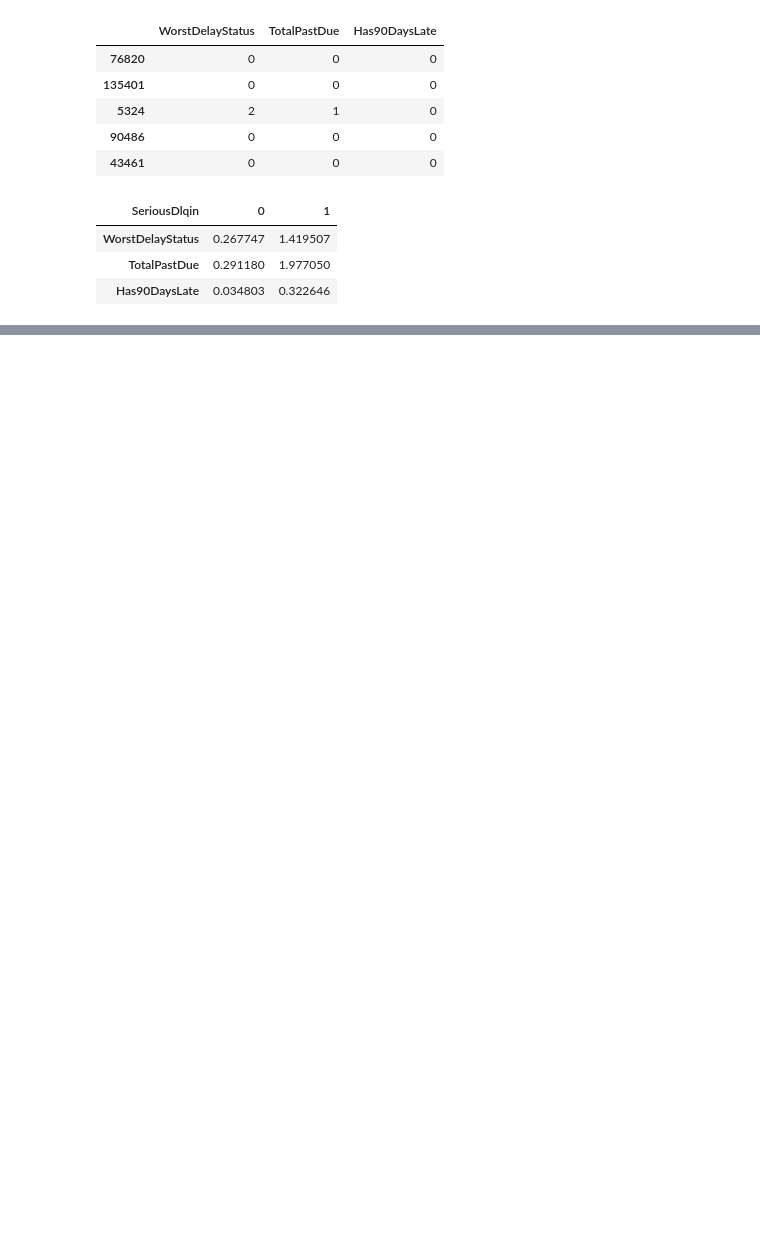
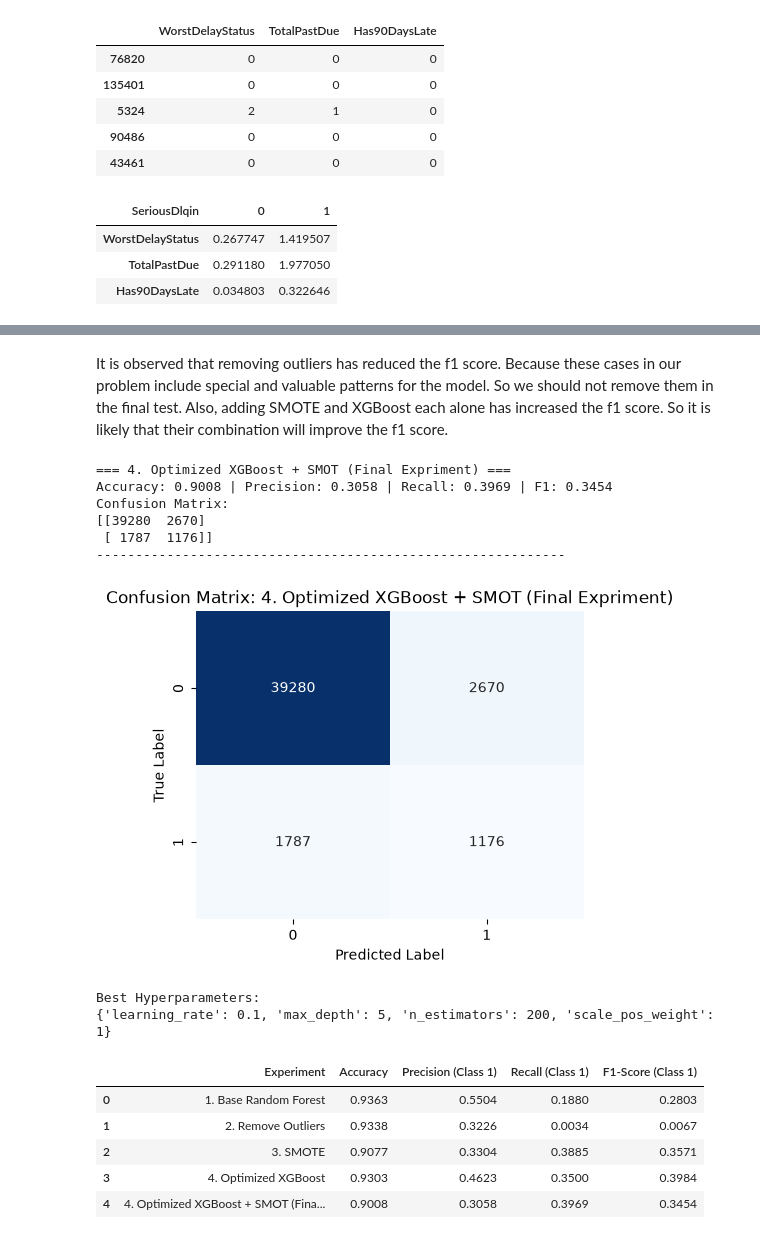
Before and after one commit to fs-lg/MasterClass-FinTech-01, a Jupyter notebook: session_3/5.give_me_some_credit/give_me_some_credit.ipynb, the cells around one changed output, grey strips where cells are left out. Drawn from its saved outputs; the diff is of its cells as text; code cells hidden in the pictures; blank space fills up the shorter version.

```diff
--- a/session_3/5.give_me_some_credit/give_me_some_credit.ipynb
+++ b/session_3/5.give_me_some_credit/give_me_some_credit.ipynb
@@ -936,0 +1090,47 @@ test_df.to_csv("test.csv", index=False)
+# %% [markdown]
+It is observed that removing outliers has reduced the f1 score. Because these cases in our problem include special and valuable patterns for the model. So we should not remove them in the final test.
+Also, adding SMOTE and XGBoost each alone has increased the f1 score. So it is likely that their combination will improve the f1 score.
+# %%
+
+
+param_grid = {
+    'n_estimators': [100, 200],
+    'max_depth': [3, 5],
+    'learning_rate': [0.05, 0.1],
+    'scale_pos_weight': [1, 2]
+}
+
+xgb_base = xgb.XGBClassifier(random_state=42, eval_metric='logloss')
+grid_search = GridSearchCV(xgb_base, param_grid, cv=3, scoring='roc_auc', n_jobs=-1)
+grid_search.fit(X_tr_smote, y_tr_smote)
+
+best_xgb = grid_search.best_estimator_
+
+evaluate_model(
+    best_xgb,
+    X_tr_smote, y_tr_smote, X_test_base, y_test_base,
+    "4. Optimized XGBoost + SMOT (Final Expriment)",
+    plot_cm=True
+)
+
+print("\nBest Hyperparameters:")
+print(grid_search.best_params_)
+
+df_summary = pd.DataFrame(results_list)
+display(df_summary)
+# %% [output]
+=== 4. Optimized XGBoost + SMOT (Final Expriment) ===
+Accuracy: 0.9008 | Precision: 0.3058 | Recall: 0.3969 | F1: 0.3454
+Confusion Matrix:
+[[39280  2670]
+ [ 1787  1176]]
+------------------------------------------------------------
+[figure, added]
+Best Hyperparameters:
+{'learning_rate': 0.1, 'max_depth': 5, 'n_estimators': 200, 'scale_pos_weight': 1}
+|  | Experiment | Accuracy | Precision (Class 1) | Recall (Class 1) | F1-Score (Class 1) |
+| 0 | 1. Base Random Forest | 0.9363 | 0.5504 | 0.1880 | 0.2803 |
+| 1 | 2. Remove Outliers | 0.9338 | 0.3226 | 0.0034 | 0.0067 |
+| 2 | 3. SMOTE | 0.9077 | 0.3304 | 0.3885 | 0.3571 |
+| 3 | 4. Optimized XGBoost | 0.9303 | 0.4623 | 0.3500 | 0.3984 |
+| 4 | 4. Optimized XGBoost + SMOT (Fina... | 0.9008 | 0.3058 | 0.3969 | 0.3454 |
```
Also changed, not shown: parts of 8 cells of this notebook, 3 other files.
